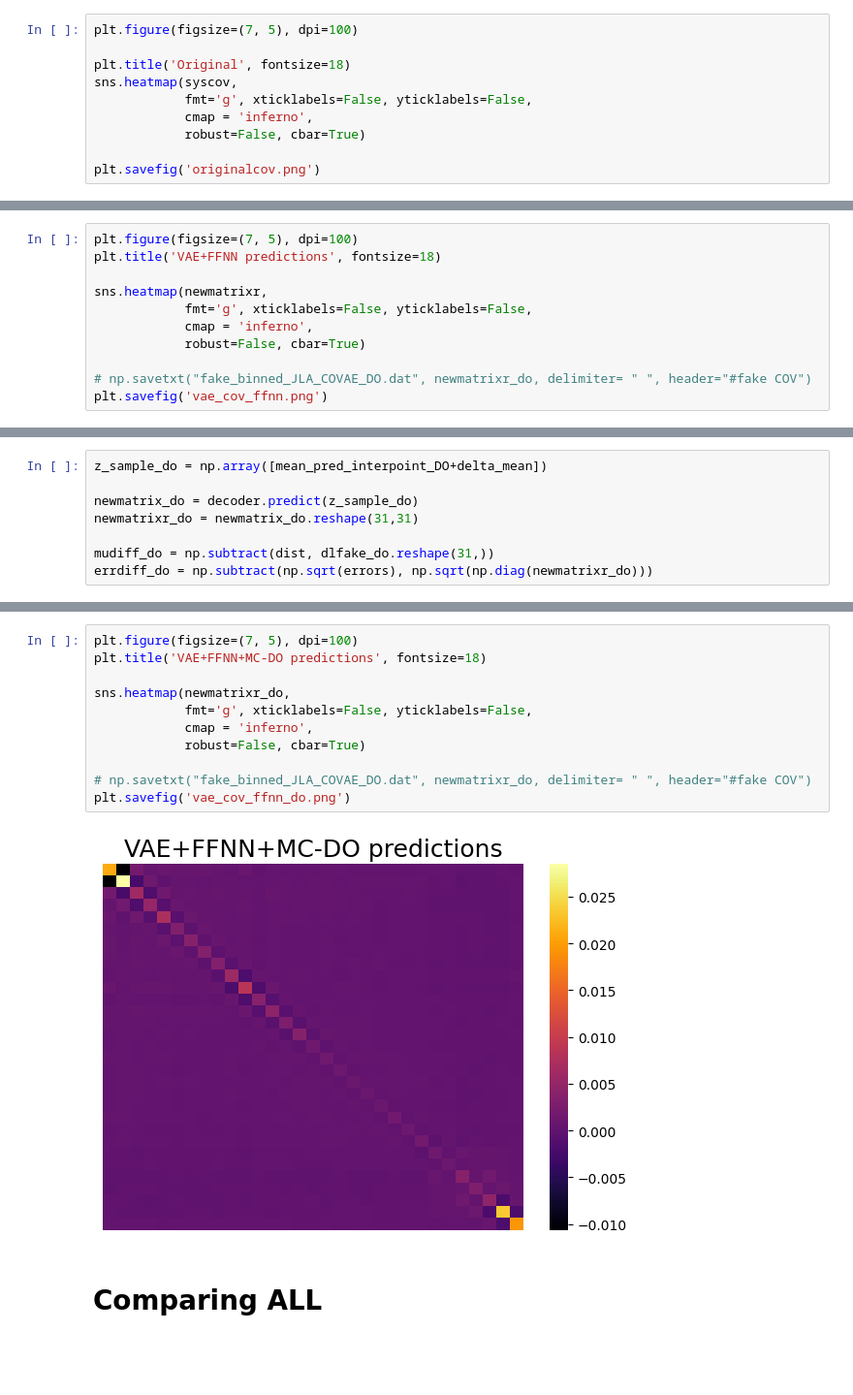
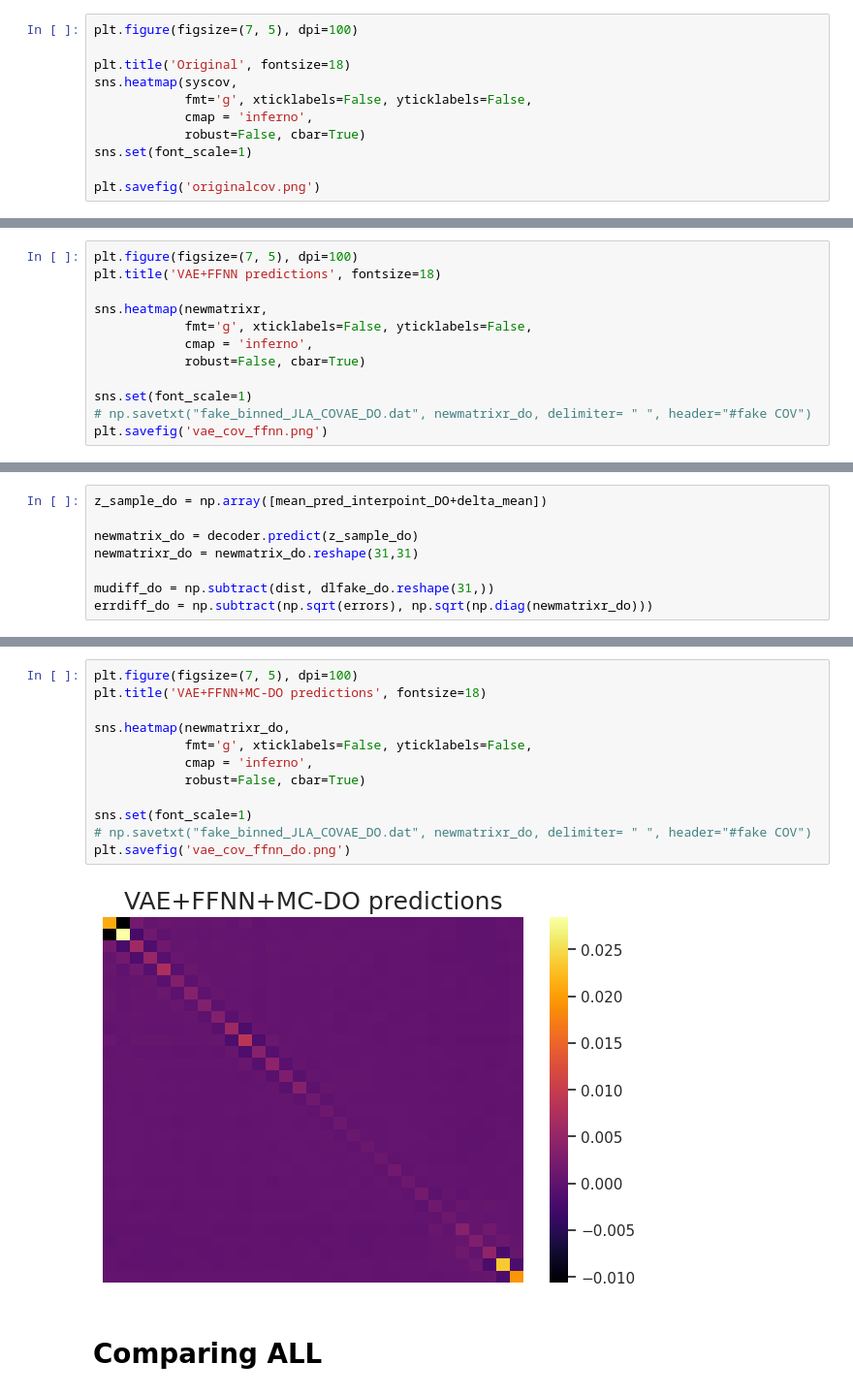
Before and after one commit to igomezv/neuralCosmoReconstruction, a Jupyter notebook: notebooks/loadVAE.ipynb, the cells around one changed output, grey strips where cells are left out. Shown: that part at 97% size. Saved outputs shown, nothing was run; the diff lists cells and outputs as text; blank space fills up the shorter version.

```diff
--- a/notebooks/loadVAE.ipynb
+++ b/notebooks/loadVAE.ipynb
@@ -50,6 +50,7 @@ sns.heatmap(syscov,
             fmt='g', xticklabels=False, yticklabels=False,
             cmap = 'inferno',
             robust=False, cbar=True)
+sns.set(font_scale=1)
 
 plt.savefig('originalcov.png')
 # %% [output]
@@ -377,6 +380,7 @@ sns.heatmap(newmatrixr,
             cmap = 'inferno',
             robust=False, cbar=True)
 
+sns.set(font_scale=1)
 # np.savetxt("fake_binned_JLA_COVAE_DO.dat", newmatrixr_do, delimiter= " ", header="#fake COV")
 plt.savefig('vae_cov_ffnn.png')
 # %% [output]
@@ -458,16 +465,17 @@ plt.savefig('ffnn_jla_do.png')
 # %%
 plt.figure(figsize=(7, 5), dpi=100)
 plt.title('VAE+FFNN+MC-DO predictions', fontsize=18)
 
 sns.heatmap(newmatrixr_do,
             fmt='g', xticklabels=False, yticklabels=False,
             cmap = 'inferno',
             robust=False, cbar=True)
 
+sns.set(font_scale=1)
 # np.savetxt("fake_binned_JLA_COVAE_DO.dat", newmatrixr_do, delimiter= " ", header="#fake COV")
 plt.savefig('vae_cov_ffnn_do.png')
 # %% [output]
-[figure, old version]
+[figure, new version]
 # %% [markdown]
 # Comparing ALL
 # %%
```
Also changed, not shown: parts of 15 cells of this notebook.
